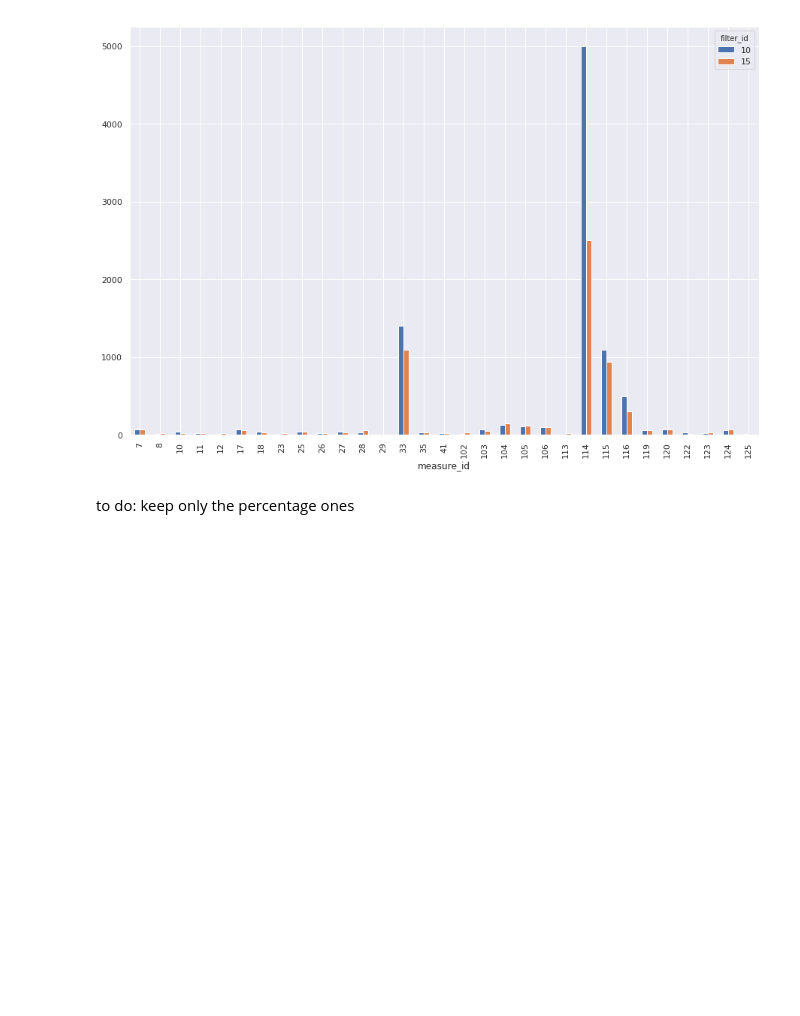
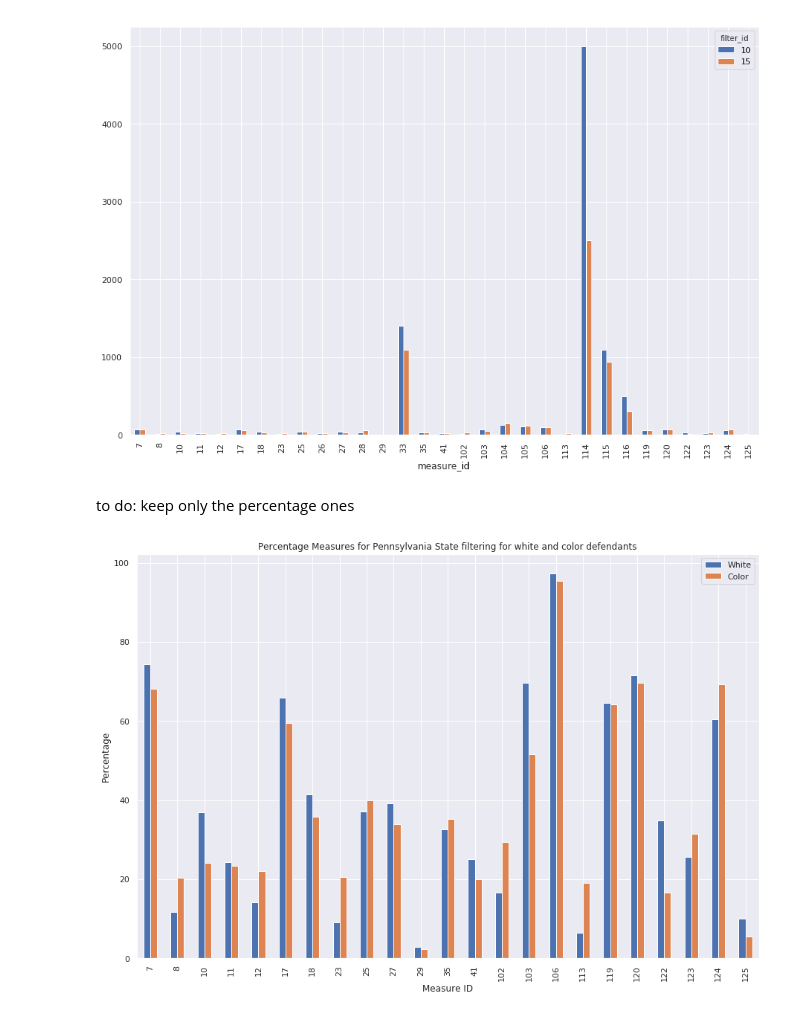
Before and after one commit to cnegrelli/measures-for-justice, a Jupyter notebook: Measures for justice.ipynb, the cells around one changed output. Saved outputs shown, nothing was run; the diff lists cells and outputs as text; code cells hidden in the pictures; blank space fills up the shorter version.

Commit message:
New plot

```diff
--- a/Measures for justice.ipynb
+++ b/Measures for justice.ipynb
@@ -155,3 +155,17 @@ values.plot(kind='bar',figsize=(15,10))
 [figure]
 # %% [markdown]
 to do: keep only the percentage ones
+# %%
+df2 = pd.merge(race,measures, left_on='measure_id',right_on='id')
+# %%
+perc = df2[df2.calculation == 'PERCENTAGE']
+# %%
+values2 = perc.pivot(index='measure_id', columns='filter_id', values='value')
+# %%
+values2.plot(kind='bar',figsize=(15,10))
+plt.xlabel('Measure ID')
+plt.ylabel('Percentage')
+plt.legend(['White', 'Color'])
+plt.title('Percentage Measures for Pennsylvania State filtering for white and color defendants');
+# %% [output]
+[figure, added]
```
